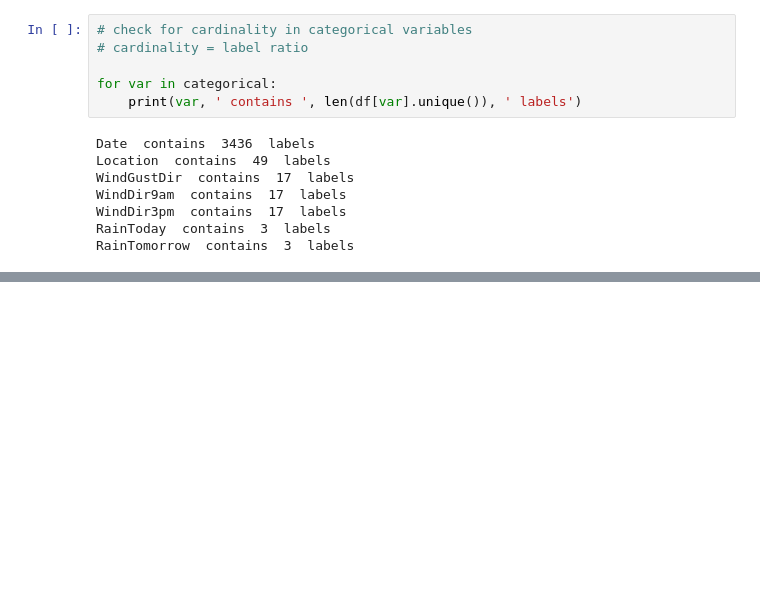
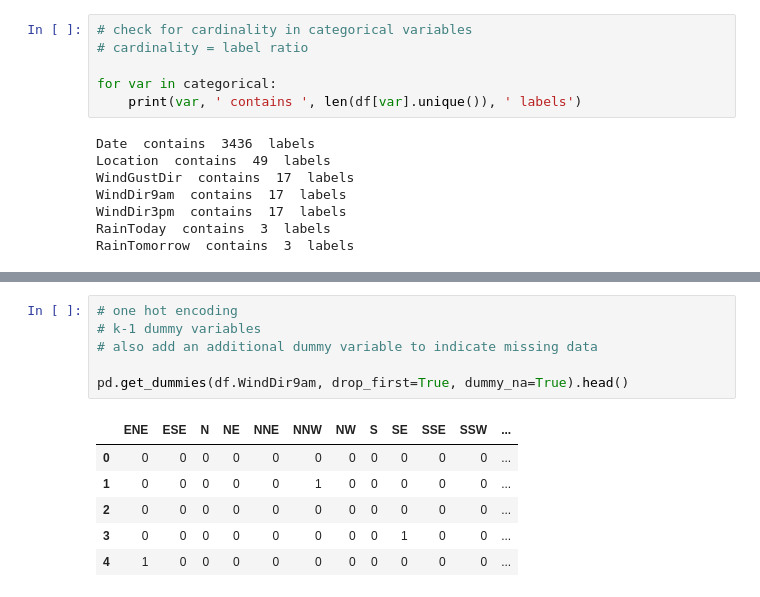
Before and after one commit to nouman-tariq/python_projects, a Jupyter notebook: machine_learning/main.ipynb, the cells around one changed output, grey strips where cells are left out. Cells and saved outputs as stored; diff of their text form; blank space fills up the shorter version.

```diff
--- a/machine_learning/main.ipynb
+++ b/machine_learning/main.ipynb
@@ -160,0 +394,13 @@ RainTomorrow  contains  3  labels
+# %%
+# one hot encoding
+# k-1 dummy variables
+# also add an additional dummy variable to indicate missing data
+
+pd.get_dummies(df.WindDir9am, drop_first=True, dummy_na=True).head()
+# %% [output]
+|  | ENE | ESE | N | NE | NNE | NNW | NW | S | SE | SSE | SSW | ... |
+| 0 | 0 | 0 | 0 | 0 | 0 | 0 | 0 | 0 | 0 | 0 | 0 | ... |
+| 1 | 0 | 0 | 0 | 0 | 0 | 1 | 0 | 0 | 0 | 0 | 0 | ... |
+| 2 | 0 | 0 | 0 | 0 | 0 | 0 | 0 | 0 | 0 | 0 | 0 | ... |
+| 3 | 0 | 0 | 0 | 0 | 0 | 0 | 0 | 0 | 1 | 0 | 0 | ... |
+| 4 | 1 | 0 | 0 | 0 | 0 | 0 | 0 | 0 | 0 | 0 | 0 | ... |
```
Also changed, not shown: parts of 27 cells of this notebook.
